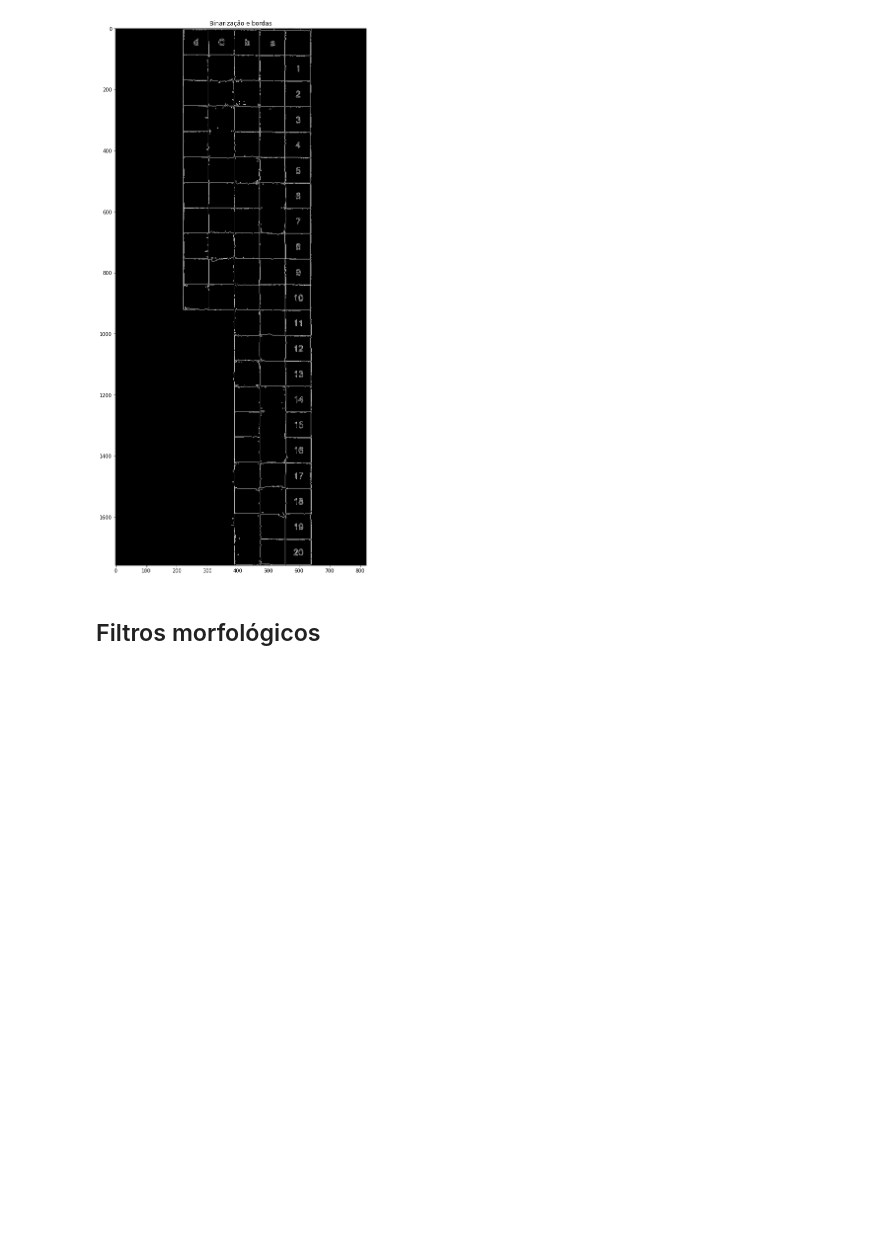
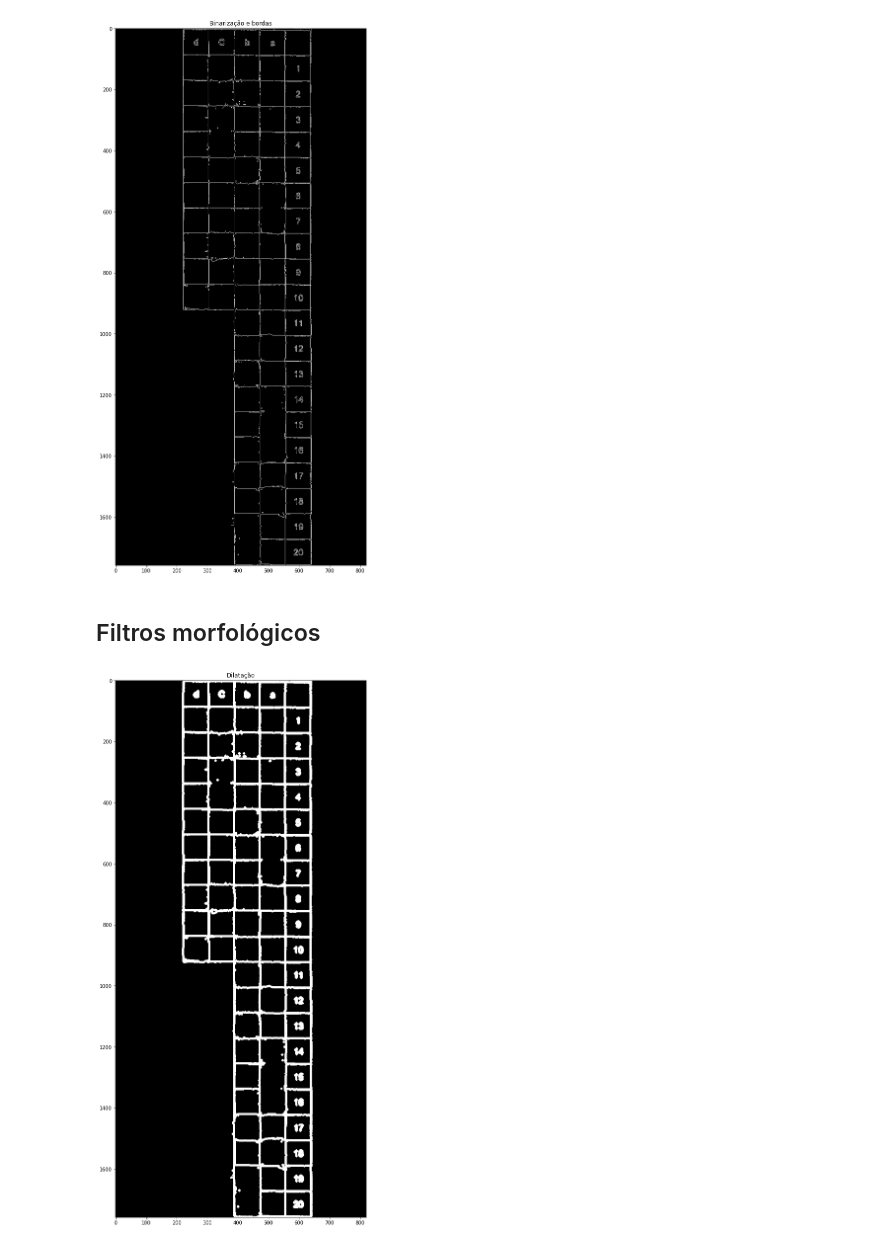
Before and after one commit to LilianeAquino/notebooks_cursos_alura, a Jupyter notebook: Visão computacional/Correção automática de provas/correcao_provas_visao_computacional.ipynb, the cells around one changed output. Drawn from its saved outputs; the diff is of its cells as text; code cells hidden in the pictures; blank space fills up the shorter version.

```diff
--- a/Visão computacional/Correção automática de provas/correcao_provas_visao_computacional.ipynb
+++ b/Visão computacional/Correção automática de provas/correcao_provas_visao_computacional.ipynb
@@ -65,3 +65,13 @@ plt.show()
 [figure]
 # %% [markdown]
 ## Filtros morfológicos
+# %%
+kernel = cv2.getStructuringElement(cv2.MORPH_CROSS, (3, 3))
+operacao_dilatar = cv2.morphologyEx(imagem_com_borda, cv2.MORPH_DILATE, kernel, iterations=3)
+
+plt.figure(figsize=(10, 20))
+plt.title('Dilatação')
+plt.imshow(operacao_dilatar, cmap='Greys_r')
+plt.show()
+# %% [output]
+[figure, added]
```
Also changed, not shown: parts of 5 cells of this notebook.
